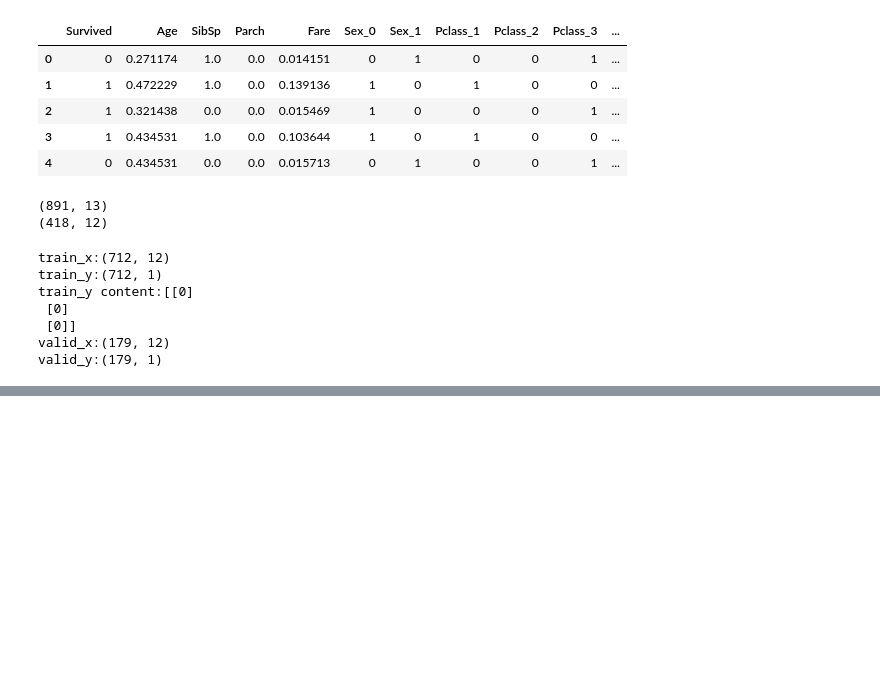
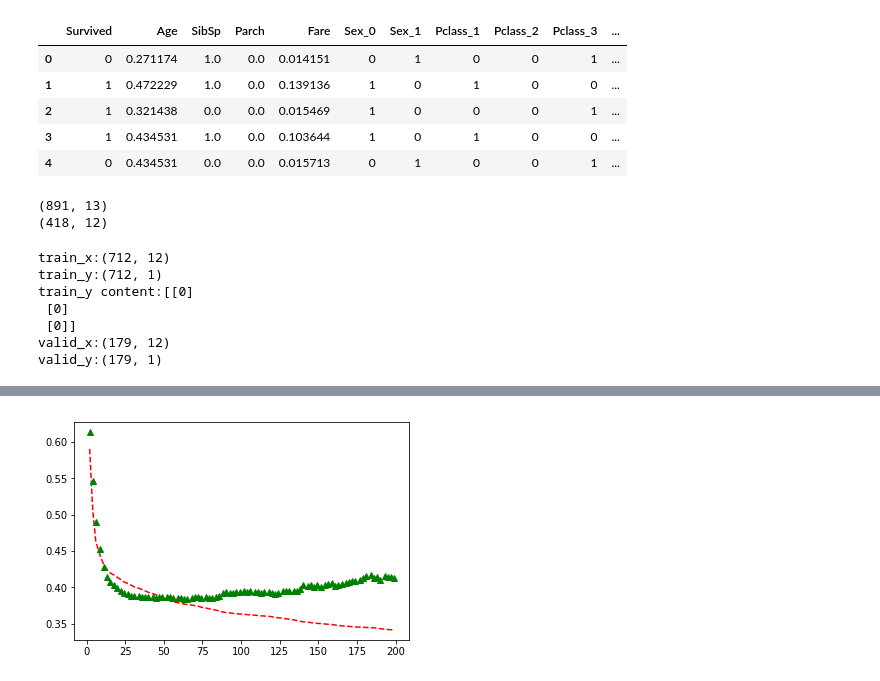
Before and after one commit to jmpaaak/kaggle-study, a Jupyter notebook: titanic/titanic_jonghwan.ipynb, the cells around one changed output, grey strips where cells are left out. Saved outputs shown, nothing was run; the diff lists cells and outputs as text; code cells hidden in the pictures; blank space fills up the shorter version.

```diff
--- a/titanic/titanic_jonghwan.ipynb
+++ b/titanic/titanic_jonghwan.ipynb
@@ -328,0 +344,7 @@ with tf.Session() as sess:
+# %%
+# 학습시킬 때마다 다른 결과가 나오기 때문에 Loss가 적어질때까지 여러 번 학습 시켜본다.
+plt.plot(x_collect, train_loss_collect, "r--")
+plt.plot(x_collect, valid_loss_collect, "g^")
+plt.show()
+# %% [output]
+[figure, added]
```
Also changed, not shown: parts of 9 cells of this notebook.
